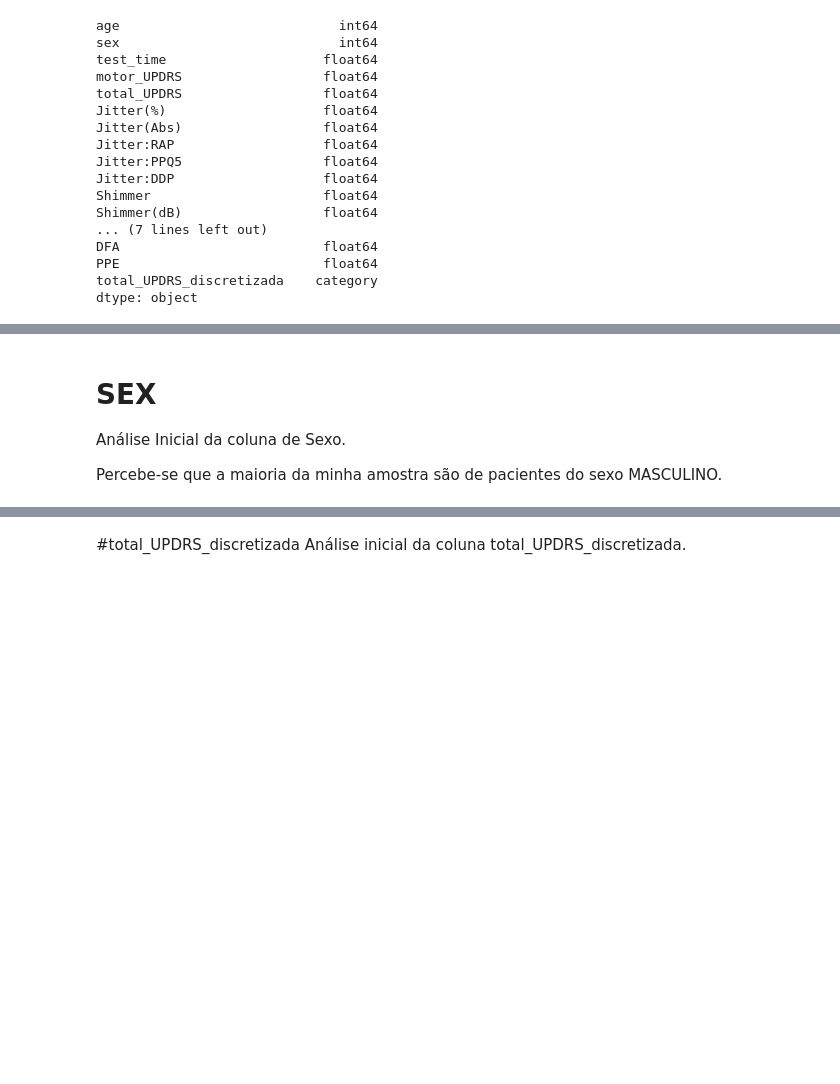
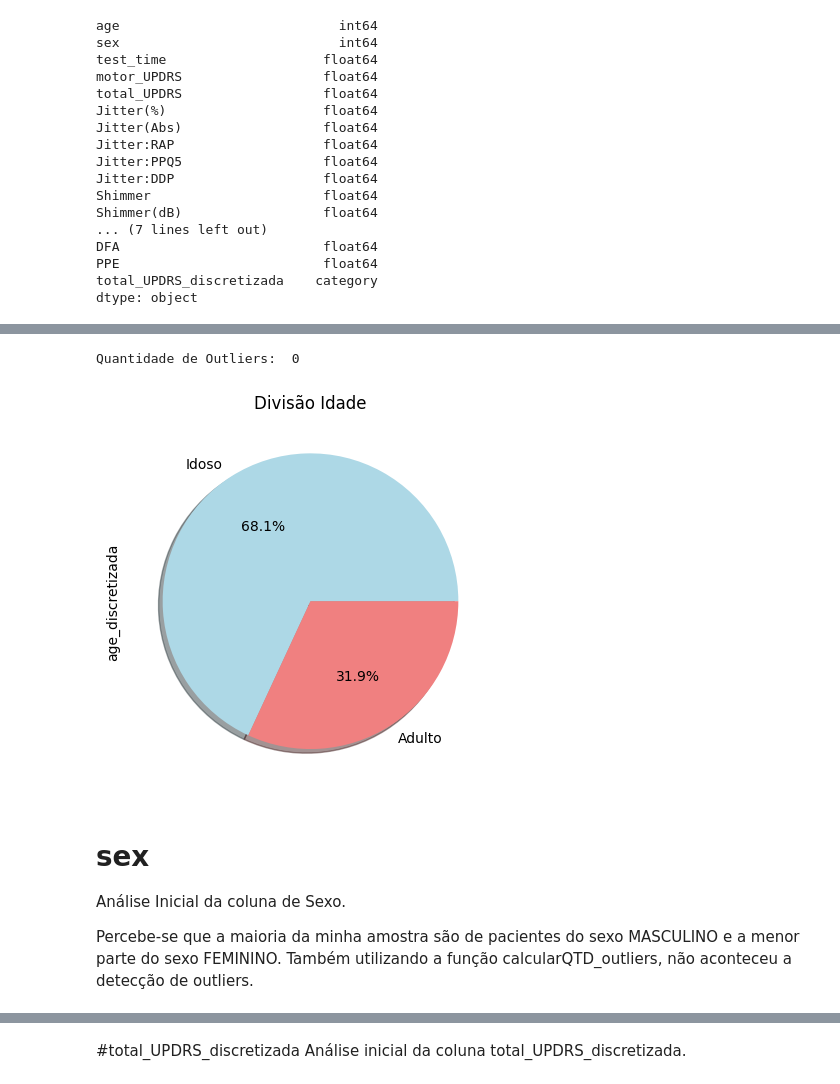
Before and after one commit to KacioSilva/ProjetoAM, a Jupyter notebook: Prova_AM.ipynb, the cells around one changed output, grey strips where cells are left out. Saved outputs shown, nothing was run; the diff lists cells and outputs as text; code cells hidden in the pictures; blank space fills up the shorter version.

```diff
--- a/Prova_AM.ipynb
+++ b/Prova_AM.ipynb
@@ -218,5 +243,8 @@ transformando o valor category para int64
 # %%
 df['total_UPDRS_discretizada'] = df['total_UPDRS_discretizada'].astype('int64')
+
+df.drop(columns='total_UPDRS', axis=1, inplace=True)
+
 df.dtypes
 # %% [output]
 age                           int64
@@ -292,8 +358,18 @@ plt.show()
+# %%
+cores = ['lightblue', 'lightcoral']
+labels = ['Idoso', 'Adulto']
+faixa_etaria = df['age_discretizada'].value_counts()
+faixa_etaria.plot(kind='pie', title='Divisão Idade', colors=cores, labels=labels, shadow=True, autopct='%1.1f%%')
+
+print("Quantidade de Outliers: ", calcularQTD_outliers('age_discretizada', df))
+# %% [output]
+Quantidade de Outliers:  0
+[figure, added]
 # %% [markdown]
-# SEX
+# sex
 Análise Inicial da coluna de Sexo.
 
- Percebe-se que a maioria da minha amostra são de pacientes do sexo MASCULINO.
+ Percebe-se que a maioria da minha amostra são de pacientes do sexo MASCULINO e a menor parte do sexo FEMININO. Também utilizando a função calcularQTD_outliers, não aconteceu a detecção de outliers.
 # %%
 import matplotlib.pyplot as plt
 %matplotlib inline
```
Also changed, not shown: parts of 56 cells of this notebook.
